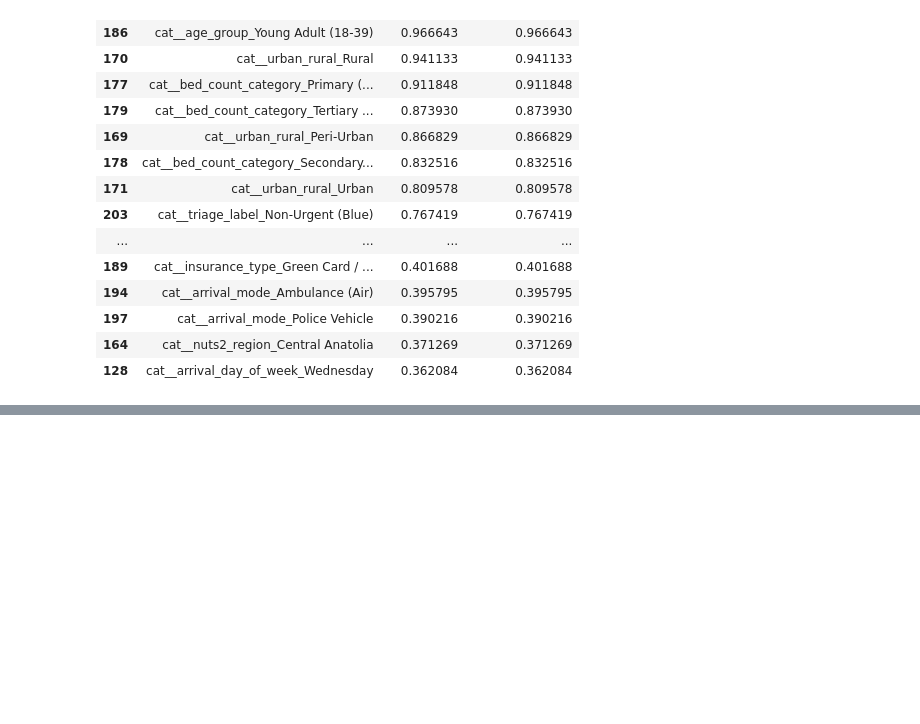
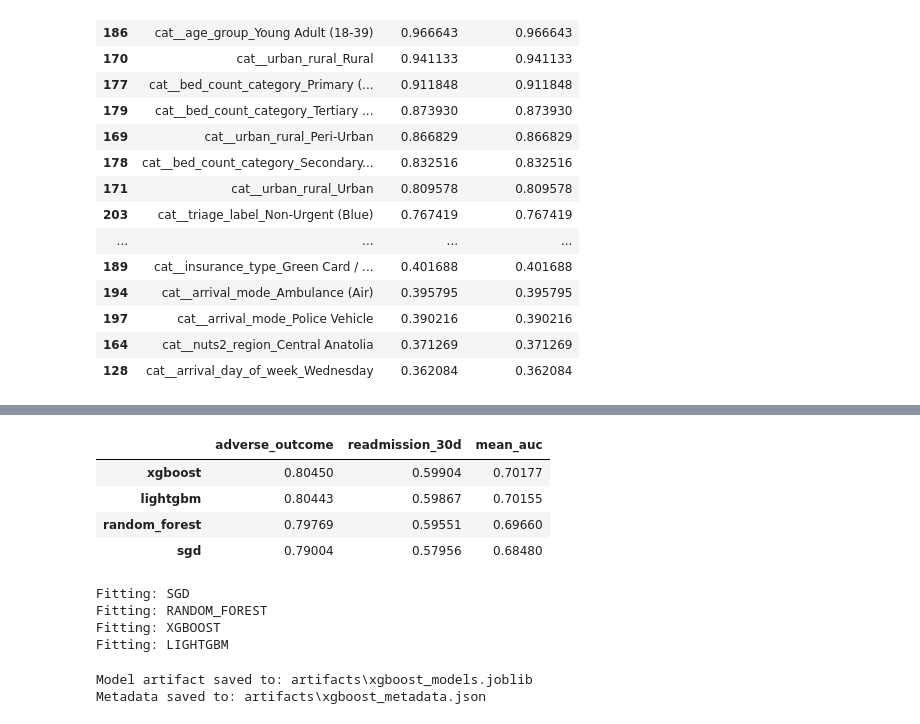
Before and after one commit to SultanSaribas/AI-Emergency-Medicine-Turkiye-Clinical-Outcome-Prediction, a Jupyter notebook: eda.ipynb, the cells around one changed output, grey strips where cells are left out. Cells and saved outputs as stored; diff of their text form; code cells hidden in the pictures; blank space fills up the shorter version.

```diff
--- a/eda.ipynb
+++ b/eda.ipynb
@@ -549,0 +630,69 @@ display(submission[em.TARGET_COLS].describe())
+# %%
+summary_df = pd.DataFrame(val_results_summary).T
+summary_df["mean_auc"] = summary_df.mean(axis=1)
+summary_df = summary_df.sort_values("mean_auc", ascending=False)
+display(summary_df.style.highlight_max(color="lightgreen").format("{:.5f}"))
+# %% [output]
+|  | adverse_outcome | readmission_30d | mean_auc |
+| xgboost | 0.80450 | 0.59904 | 0.70177 |
+| lightgbm | 0.80443 | 0.59867 | 0.70155 |
+| random_forest | 0.79769 | 0.59551 | 0.69660 |
+| sgd | 0.79004 | 0.57956 | 0.68480 |
+# %%
+for model_type in MODEL_TYPES:
+    print(f"Fitting: {model_type.upper()}")
+    models = em.fit_full_models_for_type(
+        train,
+        model_type=model_type,
+        random_state=RANDOM_STATE,
+    )
+    submission = em.make_submission(
+        models,
+        test,
+        sample_submission_path="data/sample_submission.csv",
+        threshold=None,
+    )
+    out_path = em.save_submission(submission, f"submission_{model_type}.csv")
+# %% [output]
+Fitting: SGD
+Fitting: RANDOM_FOREST
+Fitting: XGBOOST
+Fitting: LIGHTGBM
+# %%
+from pathlib import Path
+import joblib
+import json
+from datetime import datetime
+
+ARTIFACT_DIR = Path("artifacts")
+ARTIFACT_DIR.mkdir(exist_ok=True)
+
+# Train final XGBoost models for both targets
+xgboost_models = em.fit_full_models_for_type(
+    train,
+    model_type="xgboost",
+    random_state=RANDOM_STATE,
+)
+
+# Save both target models together
+model_path = ARTIFACT_DIR / "xgboost_models.joblib"
+joblib.dump(xgboost_models, model_path)
+
+# Save basic metadata for deployment/reference
+metadata = {
+    "model_type": "xgboost",
+    "targets": em.TARGET_COLS,
+    "created_at": datetime.now().isoformat(),
+    "random_state": RANDOM_STATE,
+    "note": "Saved XGBoost pipelines for adverse_outcome and readmission_30d prediction."
+}
+
+metadata_path = ARTIFACT_DIR / "xgboost_metadata.json"
+with open(metadata_path, "w") as f:
+    json.dump(metadata, f, indent=4)
+
+print(f"Model artifact saved to: {model_path}")
+print(f"Metadata saved to: {metadata_path}")
+# %% [output]
+Model artifact saved to: artifacts\xgboost_models.joblib
+Metadata saved to: artifacts\xgboost_metadata.json
```
Also changed, not shown: parts of 10 cells of this notebook, 3 other files.
